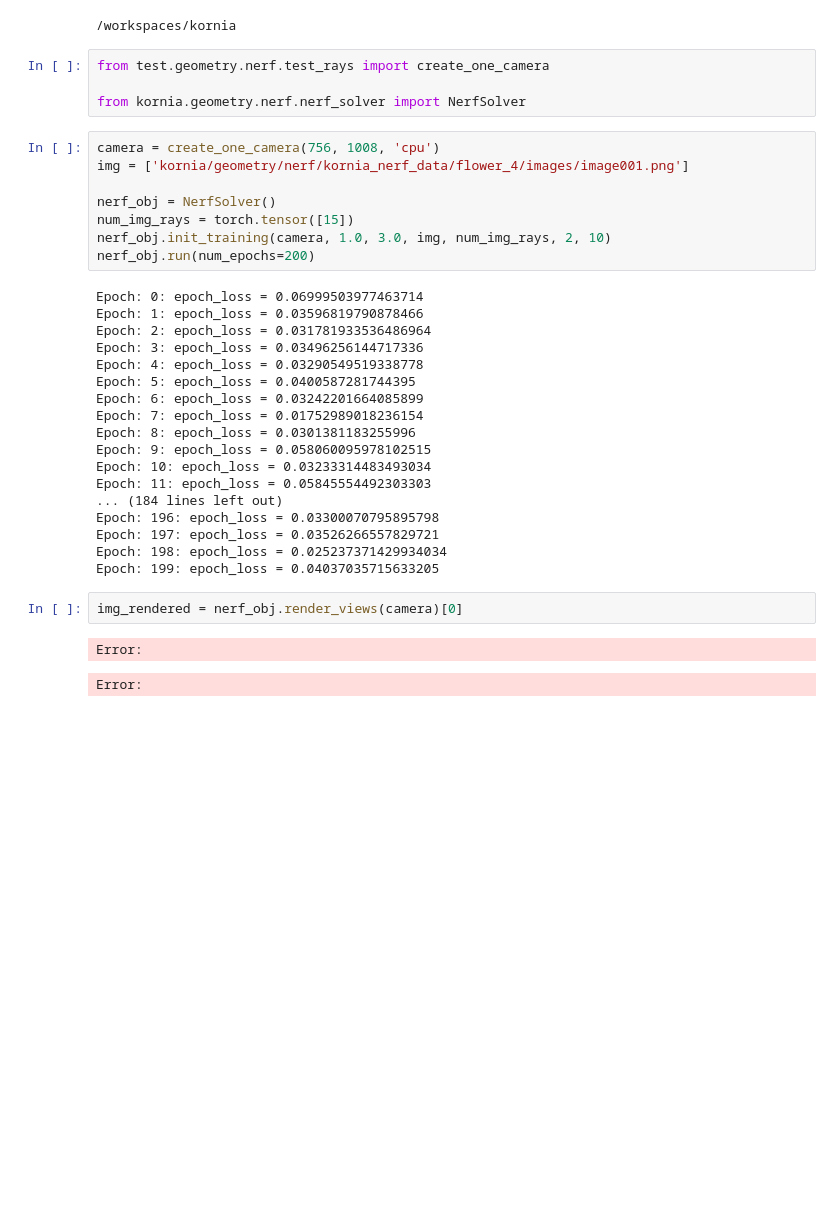
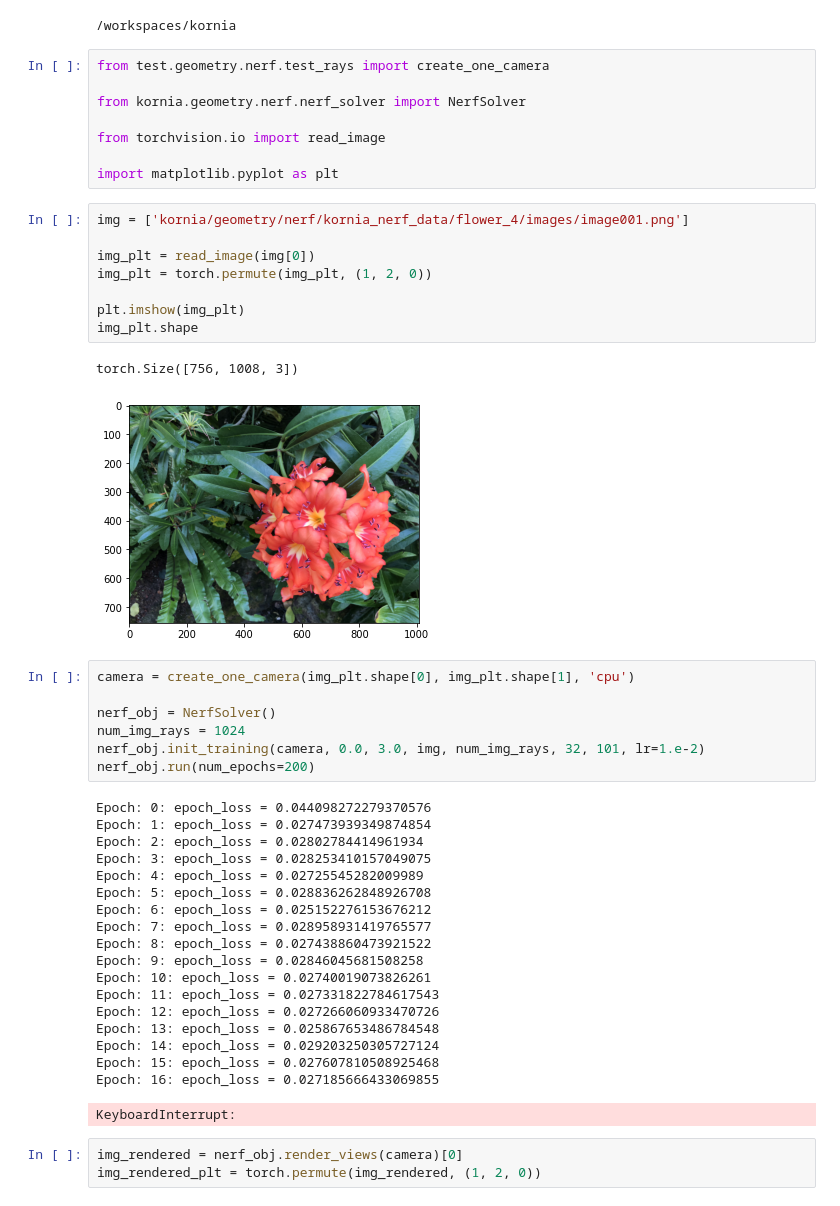
Before and after one commit to YanivHollander/kornia_nerf_jupyter, a Jupyter notebook: test_nerf_solver.ipynb, the cells around one changed output. Saved outputs shown, nothing was run; the diff lists cells and outputs as text; blank space fills up the shorter version.

```diff
--- a/test_nerf_solver.ipynb
+++ b/test_nerf_solver.ipynb
@@ -9,34 +9,47 @@ print(os.getcwd())
 from test.geometry.nerf.test_rays import create_one_camera
 
 from kornia.geometry.nerf.nerf_solver import NerfSolver
+
+from torchvision.io import read_image
+
+import matplotlib.pyplot as plt
+# %%
+img = ['kornia/geometry/nerf/kornia_nerf_data/flower_4/images/image001.png']
+
+img_plt = read_image(img[0])
+img_plt = torch.permute(img_plt, (1, 2, 0))
+
+plt.imshow(img_plt)
+img_plt.shape
+# %% [output]
+torch.Size([756, 1008, 3])
+[figure, added]
 # %%
-camera = create_one_camera(756, 1008, 'cpu')
-img = ['kornia/geometry/nerf/kornia_nerf_data/flower_4/images/image001.png']
+camera = create_one_camera(img_plt.shape[0], img_plt.shape[1], 'cpu')
 
 nerf_obj = NerfSolver()
-num_img_rays = torch.tensor([15])
-nerf_obj.init_training(camera, 1.0, 3.0, img, num_img_rays, 2, 10)
+num_img_rays = 1024
+nerf_obj.init_training(camera, 0.0, 3.0, img, num_img_rays, 32, 101, lr=1.e-2)
 nerf_obj.run(num_epochs=200)
 # %% [output]
-Epoch: 0: epoch_loss = 0.06999503977463714
-Epoch: 1: epoch_loss = 0.03596819790878466
-Epoch: 2: epoch_loss = 0.031781933536486964
-Epoch: 3: epoch_loss = 0.03496256144717336
-Epoch: 4: epoch_loss = 0.03290549519338778
-Epoch: 5: epoch_loss = 0.0400587281744395
-Epoch: 6: epoch_loss = 0.03242201664085899
-Epoch: 7: epoch_loss = 0.01752989018236154
-Epoch: 8: epoch_loss = 0.0301381183255996
-Epoch: 9: epoch_loss = 0.058060095978102515
-Epoch: 10: epoch_loss = 0.03233314483493034
-Epoch: 11: epoch_loss = 0.05845554492303303
-... (184 lines left out)
-Epoch: 196: epoch_loss = 0.03300070795895798
-Epoch: 197: epoch_loss = 0.03526266557829721
-Epoch: 198: epoch_loss = 0.025237371429934034
-Epoch: 199: epoch_loss = 0.04037035715633205
+Epoch: 0: epoch_loss = 0.044098272279370576
+Epoch: 1: epoch_loss = 0.027473939349874854
+Epoch: 2: epoch_loss = 0.02802784414961934
+Epoch: 3: epoch_loss = 0.028253410157049075
+Epoch: 4: epoch_loss = 0.02725545282009989
+Epoch: 5: epoch_loss = 0.028836262848926708
+Epoch: 6: epoch_loss = 0.025152276153676212
+Epoch: 7: epoch_loss = 0.028958931419765577
+Epoch: 8: epoch_loss = 0.027438860473921522
+Epoch: 9: epoch_loss = 0.02846045681508258
+Epoch: 10: epoch_loss = 0.02740019073826261
+Epoch: 11: epoch_loss = 0.027331822784617543
+Epoch: 12: epoch_loss = 0.027266060933470726
+Epoch: 13: epoch_loss = 0.025867653486784548
+Epoch: 14: epoch_loss = 0.029203250305727124
+Epoch: 15: epoch_loss = 0.027607810508925468
+Epoch: 16: epoch_loss = 0.027185666433069855
+KeyboardInterrupt:
 # %%
 img_rendered = nerf_obj.render_views(camera)[0]
+img_rendered_plt = torch.permute(img_rendered, (1, 2, 0))
-# %% [output]
-Error:
-Error:
```
Also changed, not shown: parts of 1 cell of this notebook.
